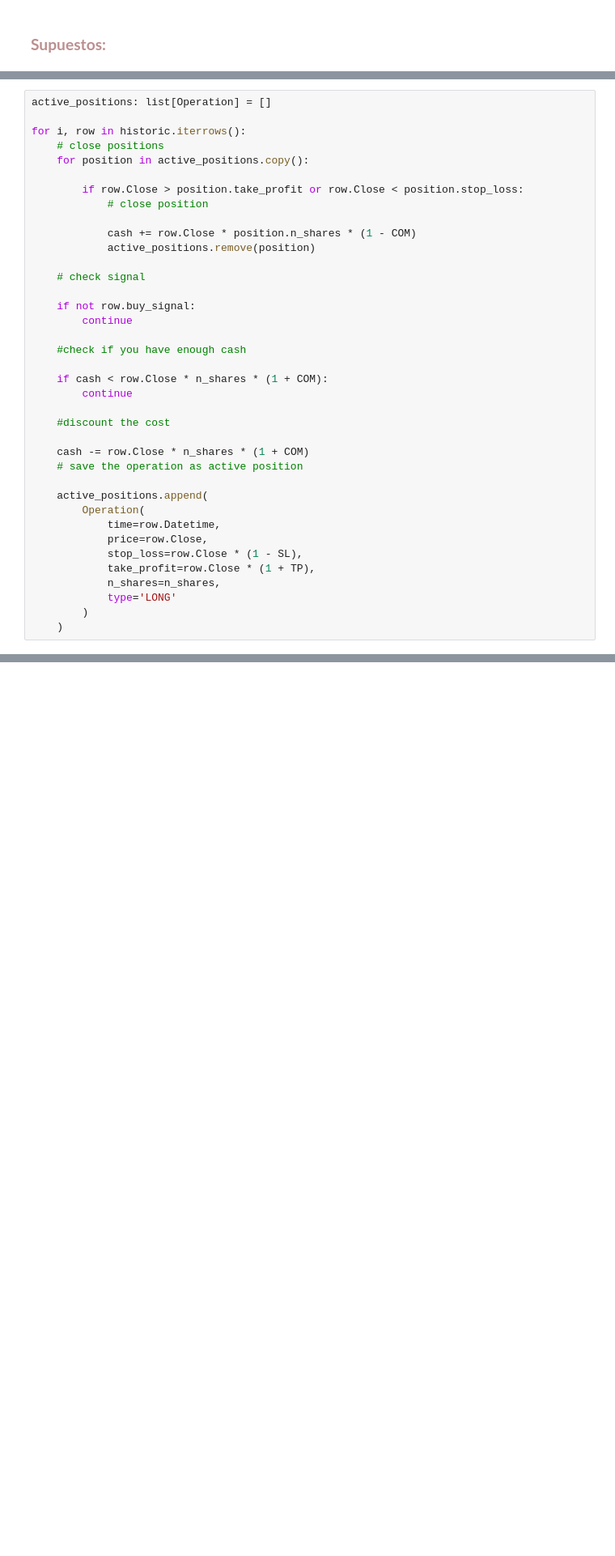
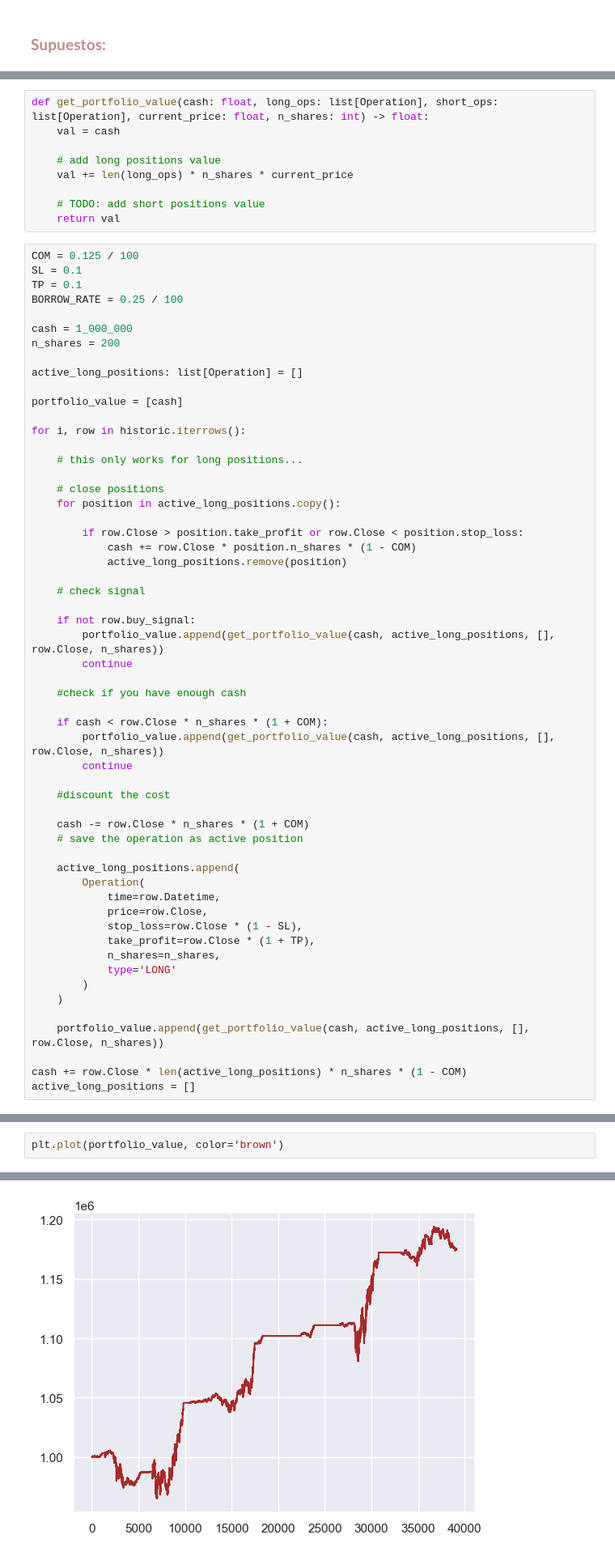
Before and after one commit to arantzaghg/sistemas_de_trading, a Jupyter notebook: backtesting.ipynb, the cells around one changed output, grey strips where cells are left out. Shown at 81% size. Saved outputs shown, nothing was run; the diff lists cells and outputs as text; blank space fills up the shorter version.

```diff
--- a/backtesting.ipynb
+++ b/backtesting.ipynb
@@ -85,27 +77,49 @@ class Operation:
     take_profit: float
     n_shares: int
     type: str
+# %%
+def get_portfolio_value(cash: float, long_ops: list[Operation], short_ops: list[Operation], current_price: float, n_shares: int) -> float:
+    val = cash
+
+    # add long positions value
+    val += len(long_ops) * n_shares * current_price
+
+    # TODO: add short positions value
+    return val
 # %%
-active_positions: list[Operation] = []
+COM = 0.125 / 100
+SL = 0.1
+TP = 0.1
+BORROW_RATE = 0.25 / 100
+
+cash = 1_000_000
+n_shares = 200
+
+active_long_positions: list[Operation] = []
+
+portfolio_value = [cash]
 
 for i, row in historic.iterrows():
+
+    # this only works for long positions...
+
     # close positions
-    for position in active_positions.copy():
+    for position in active_long_positions.copy():
 
         if row.Close > position.take_profit or row.Close < position.stop_loss:
-            # close position
-
             cash += row.Close * position.n_shares * (1 - COM)
-            active_positions.remove(position)
+            active_long_positions.remove(position)
 
     # check signal
 
     if not row.buy_signal:
+        portfolio_value.append(get_portfolio_value(cash, active_long_positions, [], row.Close, n_shares))
         continue
 
     #check if you have enough cash
 
     if cash < row.Close * n_shares * (1 + COM):
+        portfolio_value.append(get_portfolio_value(cash, active_long_positions, [], row.Close, n_shares))
         continue
 
     #discount the cost
@@ -113,7 +127,7 @@ for i, row in historic.iterrows():
     cash -= row.Close * n_shares * (1 + COM)
     # save the operation as active position
 
-    active_positions.append(
+    active_long_positions.append(
         Operation(
             time=row.Datetime,
             price=row.Close,
@@ -123,4 +137,9 @@ for i, row in historic.iterrows():
             type='LONG'
         )
     )
+
+    portfolio_value.append(get_portfolio_value(cash, active_long_positions, [], row.Close, n_shares))
+
+cash += row.Close * len(active_long_positions) * n_shares * (1 - COM)
+active_long_positions = []
 # %%
@@ -133,0 +154,3 @@ active_positions
+# %%
+plt.plot(portfolio_value, color='brown')
+# %% [output]
@@ -133,0 +158 @@ active_positions
+[figure, added]
```
Also changed, not shown: parts of 5 cells of this notebook, 2 other files.
